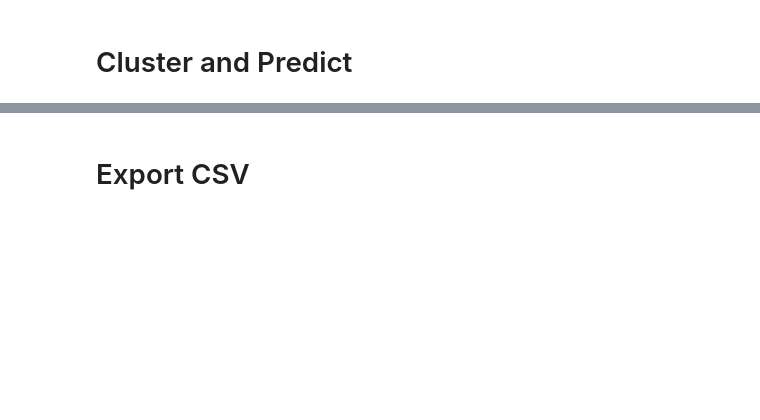
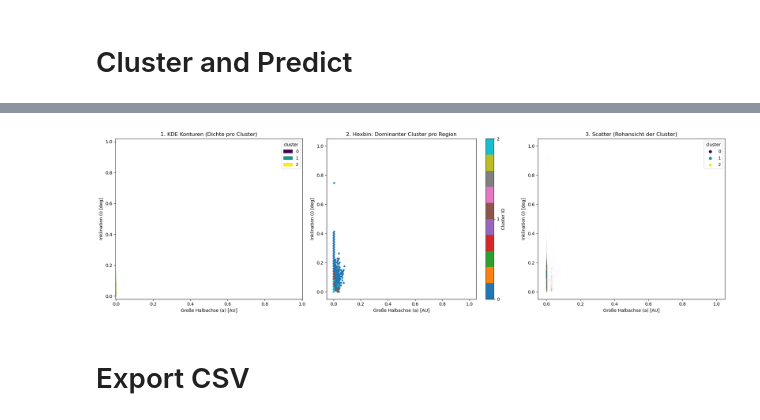
Before and after one commit to Chr1s21/MeteoritenPr-si, a Jupyter notebook: clustering/clusterFamilienfinder.ipynb, the cells around one changed output, grey strips where cells are left out. Drawn from its saved outputs; the diff is of its cells as text; code cells hidden in the pictures; blank space fills up the shorter version.

```diff
--- a/clustering/clusterFamilienfinder.ipynb
+++ b/clustering/clusterFamilienfinder.ipynb
@@ -95,3 +95,61 @@ ax1.add_artist(legend1)
+# %%
+import seaborn as sns
+import numpy as np
+from scipy import stats
+fig, axes = plt.subplots(1, 3, figsize=(20, 6))
+sns.kdeplot(
+    data=X,
+    x='a', y='i',
+    hue='cluster',
+    palette='viridis',
+    fill=True,
+    alpha=0.5,
+    ax=axes[0]
+)
+axes[0].set_title('1. KDE Konturen (Dichte pro Cluster)')
+
+def get_dominant_cluster(x):
+    # Hilfsfunktion, die den Modus (häufigsten Wert) in der Wabe findet
+    if len(x) == 0: return np.nan
+    return stats.mode(x, keepdims=False)[0]
+
+hb = axes[1].hexbin(
+    X['a'], X['i'],
+    C=X['cluster'],
+    reduce_C_function=get_dominant_cluster,
+    gridsize=100, # Bei 800k: gridsize=100 oder mehr
+    cmap='tab10',
+    mincnt=1
+)
+axes[1].set_title('2. Hexbin: Dominanter Cluster pro Region')
+cb = plt.colorbar(hb, ax=axes[1], ticks=np.arange(4))
+cb.set_label('Cluster ID')
+
+
+# --- PLOT 3: Scatter mit Alpha (Rohansicht der Cluster) ---
+# Zeigt die tatsächliche Verteilung der Punkte (Sampling ist PFLICHT bei großen Daten)
+sns.scatterplot(
+    data=X,
+    x='a', y='i',
+    hue='cluster',
+    palette='viridis',
+    s=1, # Bei 800k: s=1
+    alpha=0.05, # Bei 800k: alpha=0.05
+    ax=axes[2],
+    legend='full'
+)
+axes[2].set_title('3. Scatter (Rohansicht der Cluster)')
+
+
+# Finales Layout anpassen
+for ax in axes:
+    ax.set_xlabel('Große Halbachse (a) [AU]')
+    ax.set_ylabel('Inklination (i) [deg]')
+
+plt.tight_layout()
+plt.show()
+# %% [output]
+[figure, added]
 # %% [markdown]
 # Export CSV
 # %%
```
Also changed, not shown: parts of 6 cells of this notebook, 2 other files.
